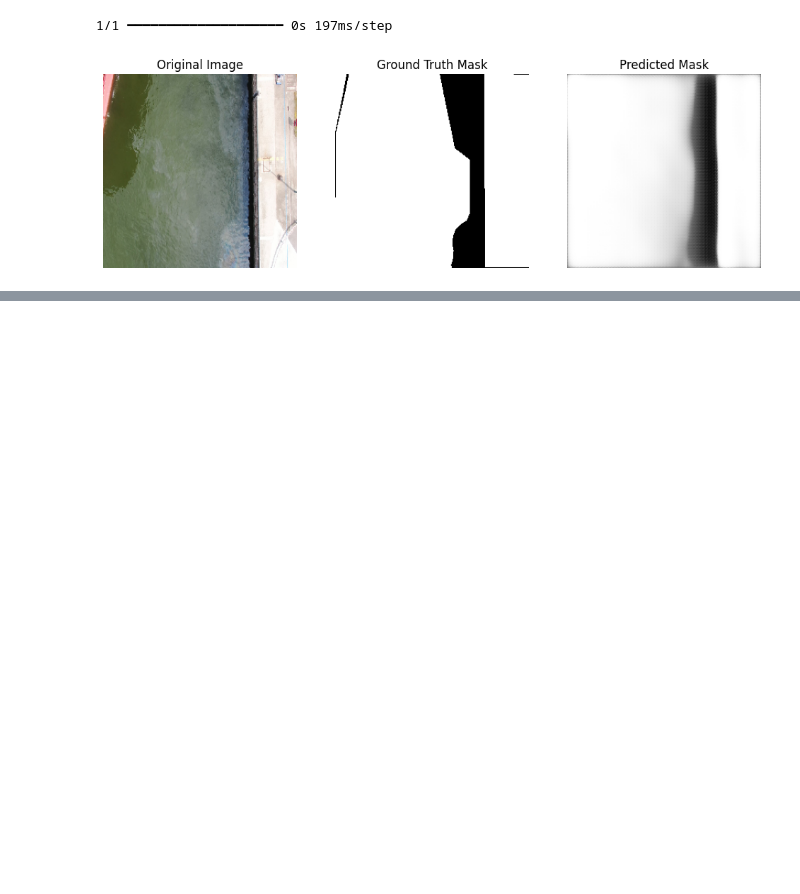
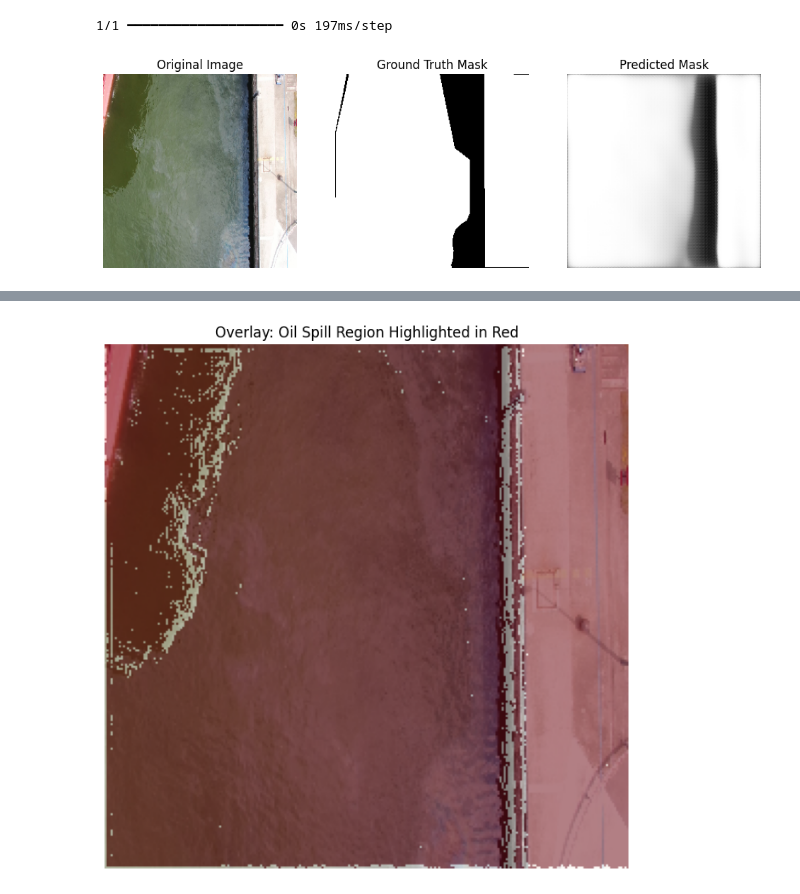
Before and after one commit to Shivam123Tripathi/INFOSYS-_INTERNSHIP-OIL_SPILL_DETECTION-, a Jupyter notebook: Copy_of_Welcome_To_Colab.ipynb, the cells around one changed output, grey strips where cells are left out. Drawn from its saved outputs; the diff is of its cells as text; code cells hidden in the pictures; blank space fills up the shorter version.

```diff
--- a/Copy_of_Welcome_To_Colab.ipynb
+++ b/Copy_of_Welcome_To_Colab.ipynb
@@ -392,0 +395,6 @@ callbacks = [
+# %%
+from tensorflow.keras.models import load_model
+model = load_model("/content/drive/MyDrive/oilspill_model.h5",
+                   custom_objects={'bce_dice_loss': bce_dice_loss,
+                                   'iou_keras': iou_keras,
+                                   'dice_coef': dice_coef})
@@ -487,3 +497,16 @@ for i in range(n_show):
 [figure]
 1/1 ━━━━━━━━━━━━━━━━━━━━ 0s 197ms/step
 [figure]
+# %%
+i = 2
+image = X_val[i]
+pred_mask = model.predict(X_val[i:i+1])[0]
+pred_mask = (pred_mask > 0.5).astype(np.uint8)
+
+plt.figure(figsize=(8,8))
+plt.imshow(image)
+plt.imshow(pred_mask.squeeze(), cmap='Reds', alpha=0.5)
+plt.title("Overlay: Oil Spill Region Highlighted in Red")
+plt.axis('off')
+plt.show()
+# %% [output]
@@ -489,0 +514 @@ for i in range(n_show):
+[figure, added]
```
Also changed, not shown: parts of 5 cells of this notebook.
